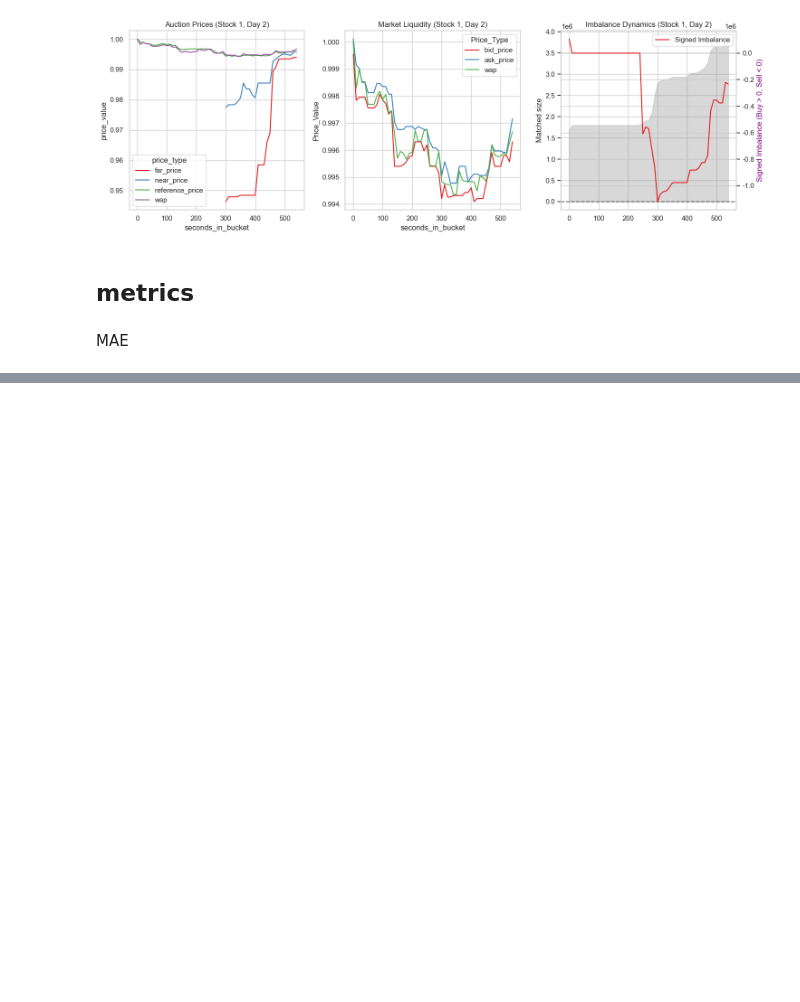
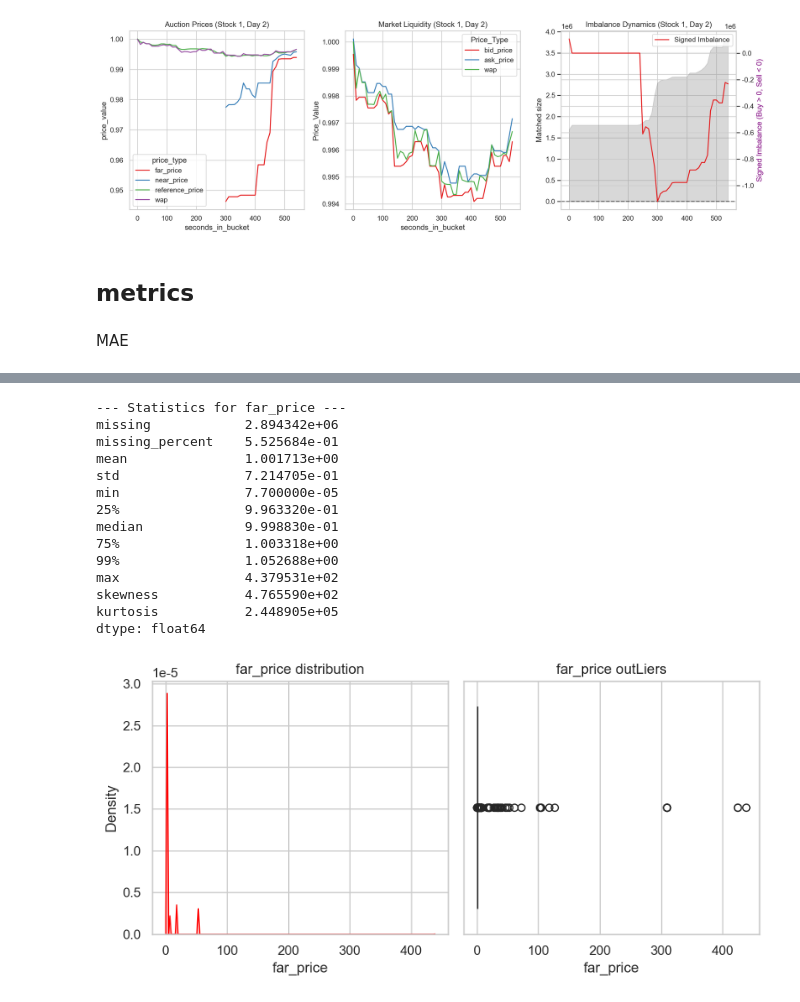
Before and after one commit to ddongzi/data-analysis, a Jupyter notebook: kaggle/optiver_trading_at_the_close/01_start.ipynb, the cells around one changed output, grey strips where cells are left out. Drawn from its saved outputs; the diff is of its cells as text; code cells hidden in the pictures; blank space fills up the shorter version.

```diff
--- a/kaggle/optiver_trading_at_the_close/01_start.ipynb
+++ b/kaggle/optiver_trading_at_the_close/01_start.ipynb
@@ -170,0 +267,18 @@ data.describe()
+# %%
+info_numeric_col(data, 'far_price')
+# %% [output]
+--- Statistics for far_price ---
+missing            2.894342e+06
+missing_percent    5.525684e-01
+mean               1.001713e+00
+std                7.214705e-01
+min                7.700000e-05
+25%                9.963320e-01
+median             9.998830e-01
+75%                1.003318e+00
+99%                1.052688e+00
+max                4.379531e+02
+skewness           4.765590e+02
+kurtosis           2.448905e+05
+dtype: float64
+[figure, added]
```
Also changed, not shown: parts of 49 cells of this notebook, 9 other files.
